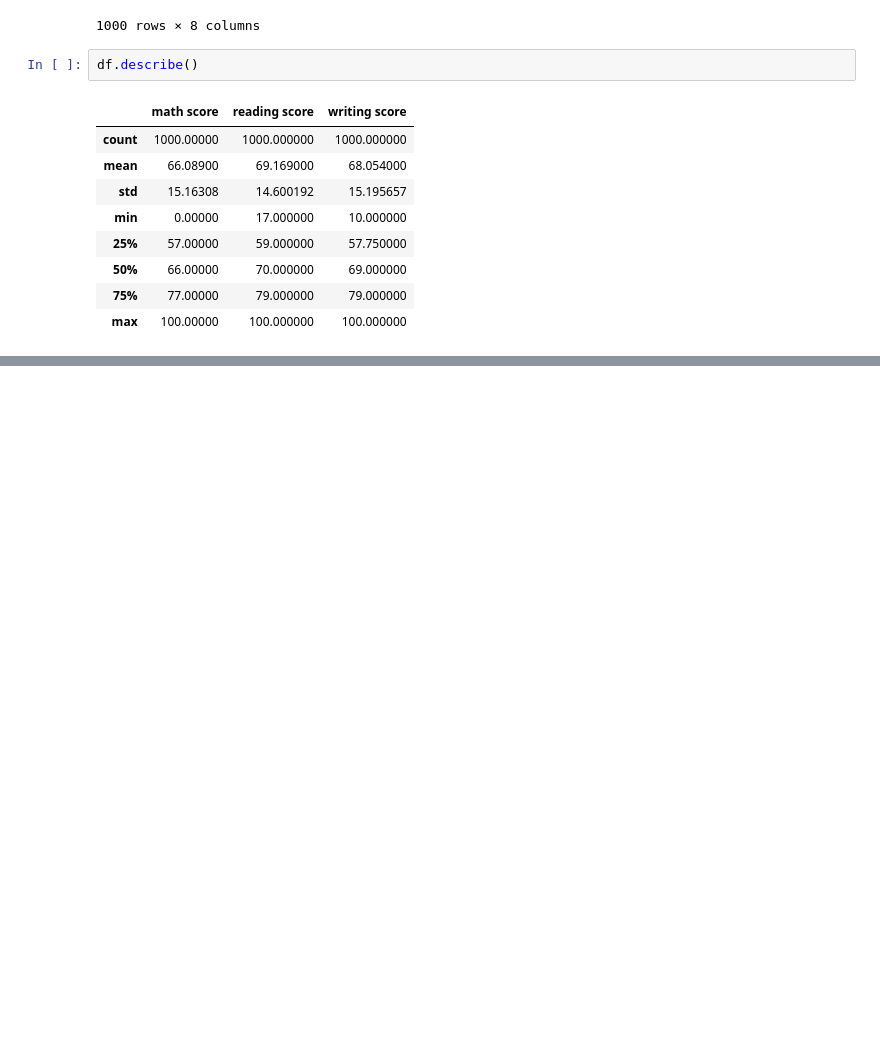
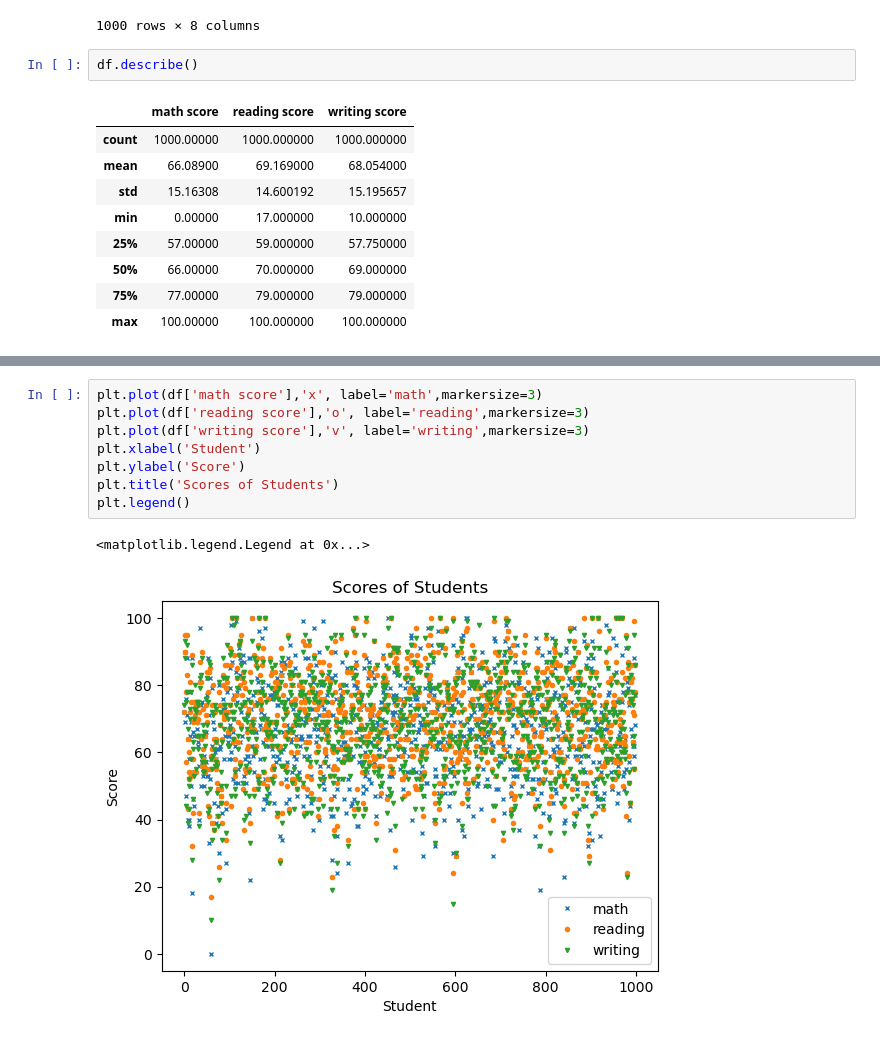
Before and after one commit to jvlkafl/MSI-5sem, a Jupyter notebook: MSI_1_3.ipynb, the cells around one changed output, grey strips where cells are left out. Drawn from its saved outputs; the diff is of its cells as text; blank space fills up the shorter version.

```diff
--- a/MSI_1_3.ipynb
+++ b/MSI_1_3.ipynb
@@ -41,0 +43,11 @@ Text(0, 0.5, 'Math Score')
+# %%
+plt.plot(df['math score'],'x', label='math',markersize=3)
+plt.plot(df['reading score'],'o', label='reading',markersize=3)
+plt.plot(df['writing score'],'v', label='writing',markersize=3)
+plt.xlabel('Student')
+plt.ylabel('Score')
+plt.title('Scores of Students')
+plt.legend()
+# %% [output]
+<matplotlib.legend.Legend at 0x...>
+[figure, added]
```
Also changed, not shown: parts of 3 cells of this notebook, 3 other files.
